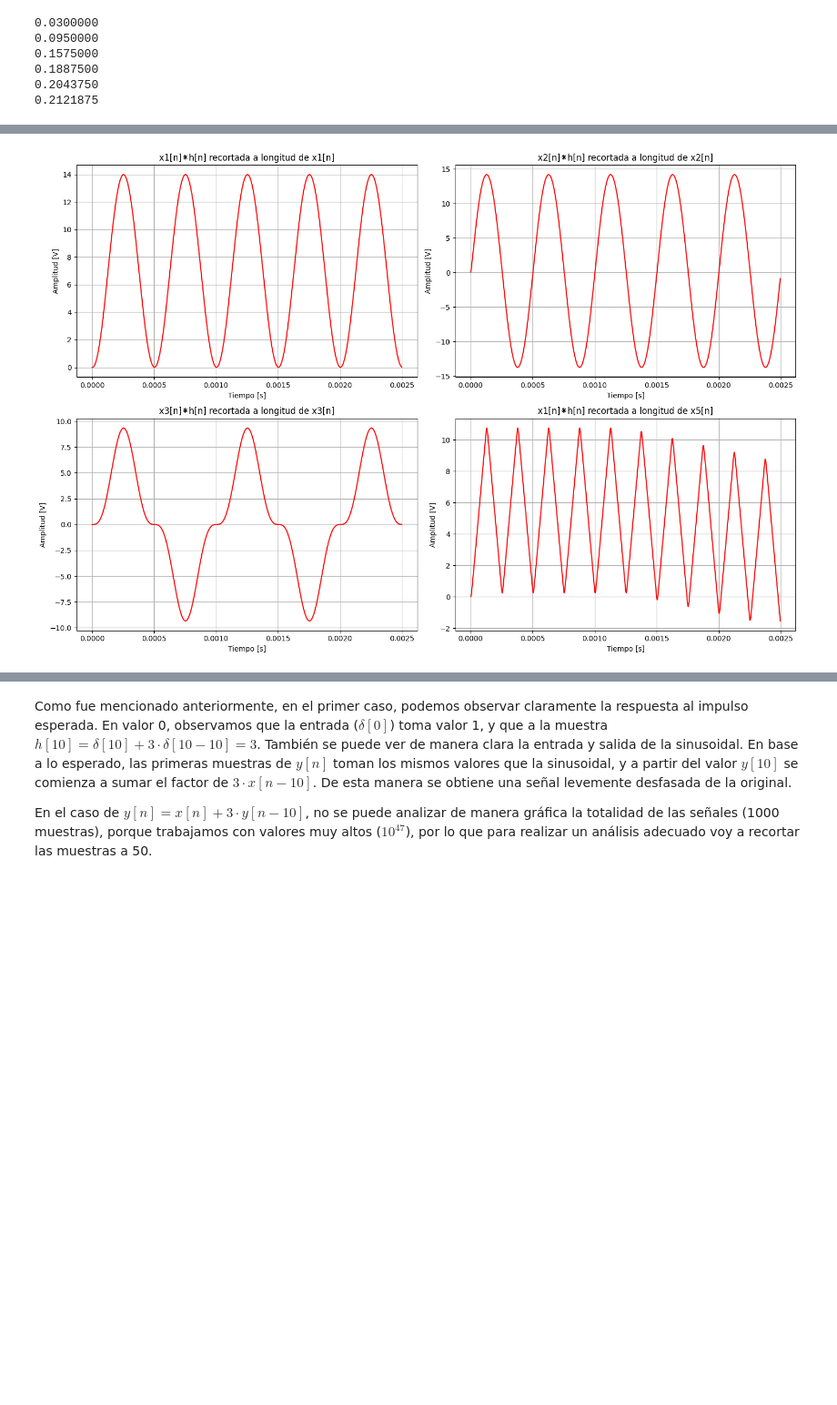
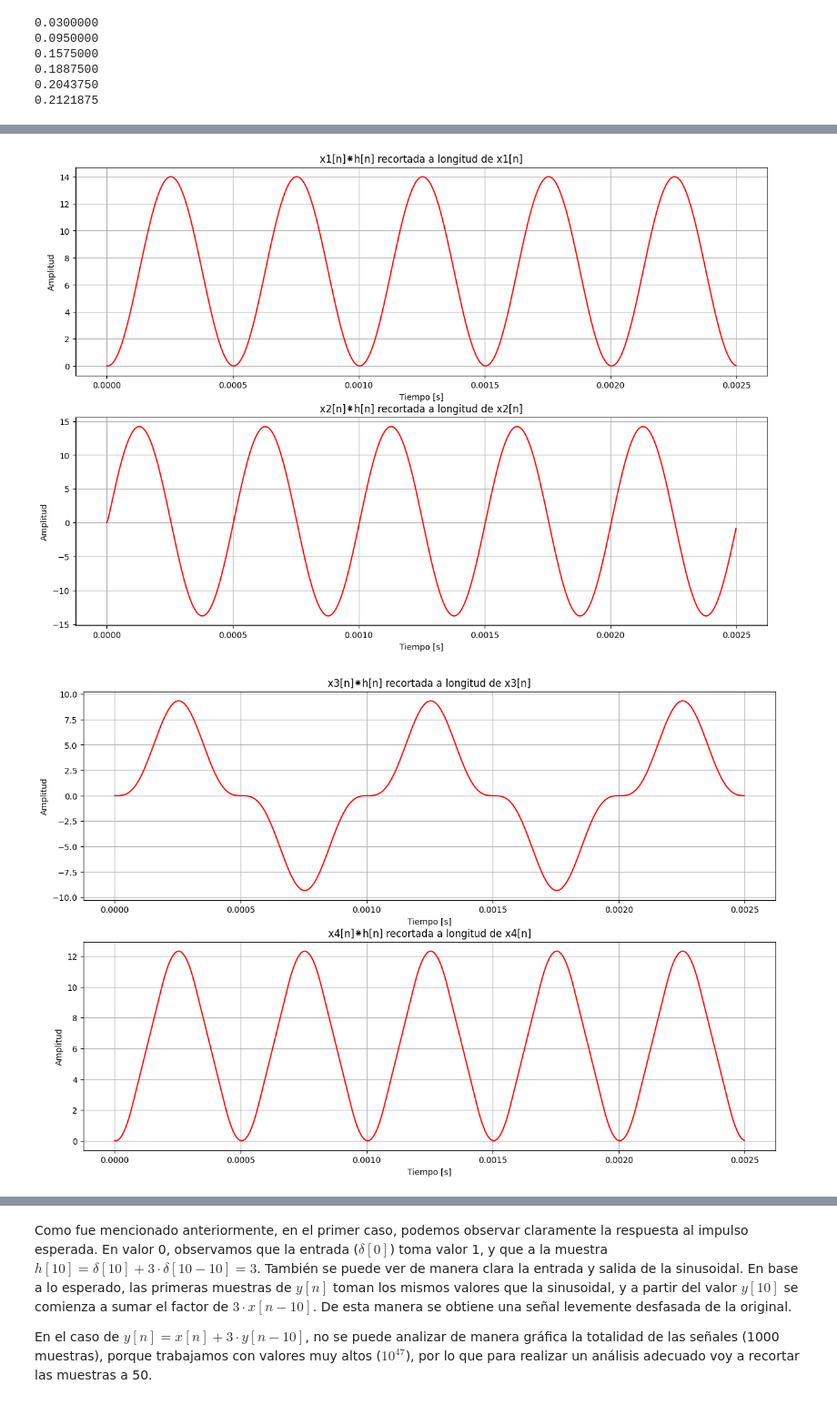
Before and after one commit to mtaranilla/APS_2025, a Jupyter notebook: TS2_Taranilla_notebook.ipynb, the cells around one changed output, grey strips where cells are left out. Shown at 91% size. Cells and saved outputs as stored; diff of their text form; code cells hidden in the pictures; blank space fills up the shorter version.

```diff
--- a/TS2_Taranilla_notebook.ipynb
+++ b/TS2_Taranilla_notebook.ipynb
@@ -416,41 +431,54 @@ Se puede observar que las señales de salida son del doble de longitud que las c
 # %%
 Y1vol2_cort = Y1vol2[:len(x1)]
 Y2vol2_cort = Y2vol2[:len(x2)]
 Y3vol2_cort = Y3vol2[:len(x3)]
+Y4vol2_cort = Y4vol2[:len(x4)]
 Y5vol2_cort = Y5vol2[:len(x5)]
 
-plt.figure(5, figsize=(15,10))
+plt.figure(8, figsize=(15,10))
 
-plt.subplot(2,2,1)
+plt.subplot(2,1,1)
 plt.plot(tt, Y1vol2_cort, color='red')
 plt.title('x1[n]⁕h[n] recortada a longitud de x1[n]')
 plt.xlabel('Tiempo [s]')
-plt.ylabel('Amplitud [V]')
+plt.ylabel('Amplitud')
 plt.grid(True)
 
-plt.subplot(2,2,2)
+plt.subplot(2,1,2)
 plt.plot(tt, Y2vol2_cort, color='red')
 plt.title('x2[n]⁕h[n] recortada a longitud de x2[n]')
 plt.xlabel('Tiempo [s]')
-plt.ylabel('Amplitud [V]')
+plt.ylabel('Amplitud')
 plt.grid(True)
 
-plt.subplot(2,2,3)
+plt.show()
+
+plt.figure(8, figsize=(15,10))
+
+plt.subplot(2,1,1)
 plt.plot(tt, Y3vol2_cort, color='red')
 plt.title('x3[n]⁕h[n] recortada a longitud de x3[n]')
 plt.xlabel('Tiempo [s]')
-plt.ylabel('Amplitud [V]')
+plt.ylabel('Amplitud')
 plt.grid(True)
 
-plt.subplot(2,2,4)
-plt.plot(tt, Y5vol2_cort, color='red')
-plt.title('x1[n]⁕h[n] recortada a longitud de x5[n]')
+plt.subplot(2,1,2)
+plt.plot(tt, Y4vol2_cort, color='red')
+plt.title('x4[n]⁕h[n] recortada a longitud de x4[n]')
 plt.xlabel('Tiempo [s]')
-plt.ylabel('Amplitud [V]')
+plt.ylabel('Amplitud')
 plt.grid(True)
 
-plt.tight_layout()
+plt.show()
+
+plt.figure(9, figsize=(15,5))
+plt.plot(tt, Y5vol2_cort, color='red')
+plt.title('x5[n]⁕h[n] recortada a longitud de x5[n]')
+plt.xlabel('Tiempo [s]')
+plt.ylabel('Amplitud')
+plt.grid(True)
 
 plt.show()
 # %% [output]
-[figure, old version]
+[figure, new version]
+[figure, added]
```
Also changed, not shown: parts of 18 cells of this notebook.
